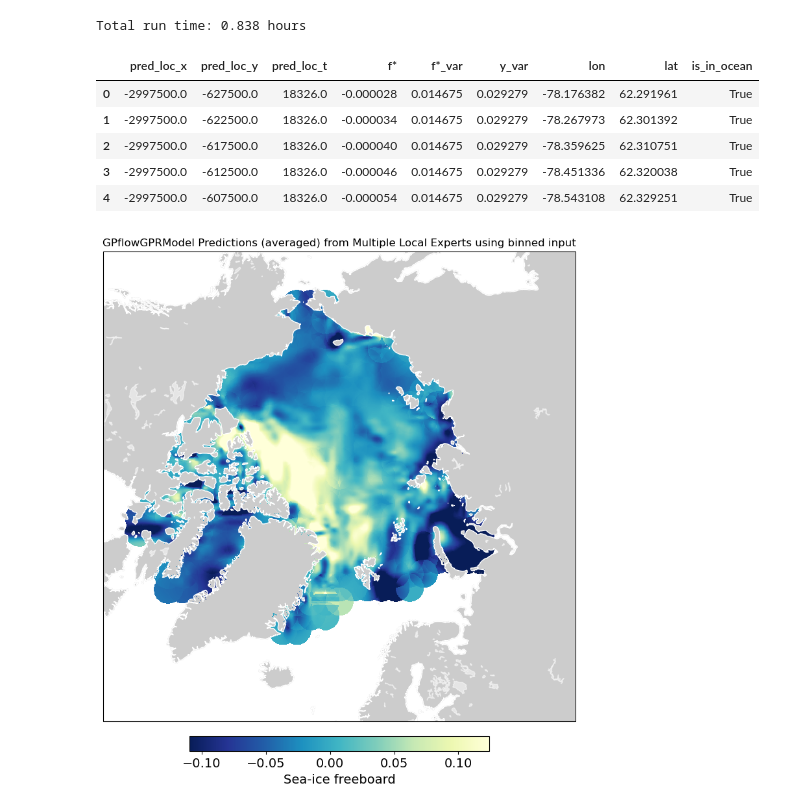
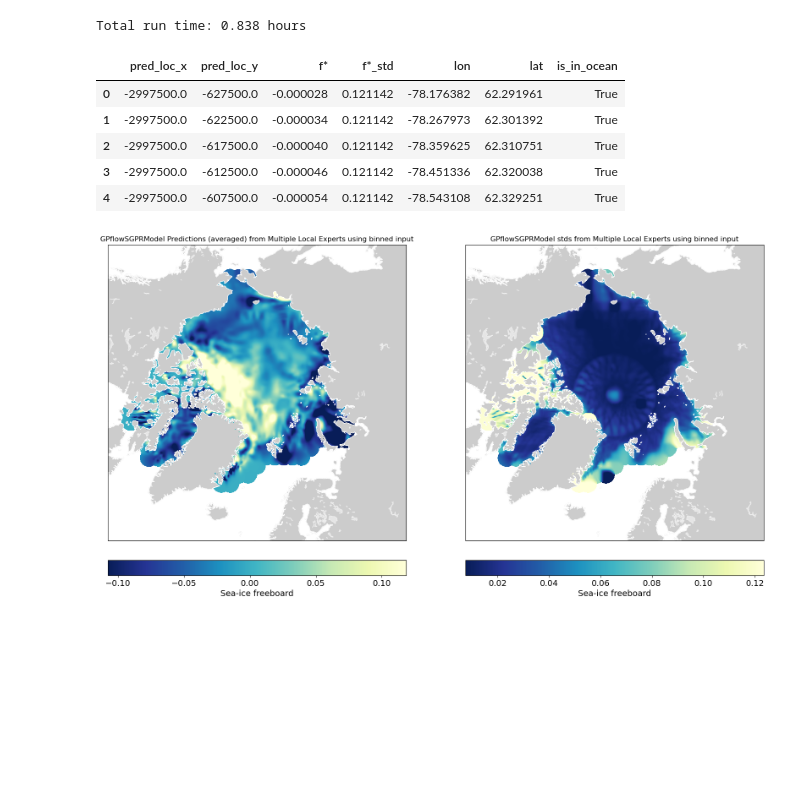
Before and after one commit to CPOMUCL/GPSat, a Jupyter notebook: notebooks/plot_demo.ipynb, the cells around one changed output. Saved outputs shown, nothing was run; the diff lists cells and outputs as text; code cells hidden in the pictures; blank space fills up the shorter version.

Commit message:
updated plot demo

```diff
--- a/notebooks/plot_demo.ipynb
+++ b/notebooks/plot_demo.ipynb
@@ -99,12 +96,16 @@ print(f"Total run time: {run_time / 60 / 60:.3f} hours")
 # %% [output]
 Total run time: 0.838 hours
 # %%
-# take simple average of predictions made by overlapping expert models
-pcoord_cols = [f"pred_loc_{c}" for c in coords_col]
-avg_preds = pd.pivot_table(preds,
-                           index=pcoord_cols,
-                           values=['f*', "f*_var", "y_var"],
-                           aggfunc='mean').reset_index()
+# # take simple average of predictions made by overlapping expert models
+# pcoord_cols = [f"pred_loc_{c}" for c in coords_col]
+# avg_preds = pd.pivot_table(preds,
+#                            index=pcoord_cols,
+#                            values=['f*', "f*_var", "y_var"],
+#                            aggfunc='mean').reset_index()
+
+# take Gaussian weighted average of predictions made by overlapping expert models
+expert_locs_df = pd.read_csv("/home/so/Documents/Projects/PyOptimalInterpolation/data/locations/example_expert_locations_arctic.csv")
+avg_preds = glue_local_predictions(preds, expert_locs_df)
 
 avg_preds['lon'], avg_preds['lat'] = EASE2toWGS84_New(avg_preds['pred_loc_x'], avg_preds['pred_loc_y'])
 
@@ -115,12 +116,12 @@ avg_preds = avg_preds.loc[avg_preds['is_in_ocean']]
 
 avg_preds.head()
 # %% [output]
-|  | pred_loc_x | pred_loc_y | pred_loc_t | f* | f*_var | y_var | lon | lat | is_in_ocean |
-| 0 | -2997500.0 | -627500.0 | 18326.0 | -0.000028 | 0.014675 | 0.029279 | -78.176382 | 62.291961 | True |
-| 1 | -2997500.0 | -622500.0 | 18326.0 | -0.000034 | 0.014675 | 0.029279 | -78.267973 | 62.301392 | True |
-| 2 | -2997500.0 | -617500.0 | 18326.0 | -0.000040 | 0.014675 | 0.029279 | -78.359625 | 62.310751 | True |
-| 3 | -2997500.0 | -612500.0 | 18326.0 | -0.000046 | 0.014675 | 0.029279 | -78.451336 | 62.320038 | True |
-| 4 | -2997500.0 | -607500.0 | 18326.0 | -0.000054 | 0.014675 | 0.029279 | -78.543108 | 62.329251 | True |
+|  | pred_loc_x | pred_loc_y | f* | f*_std | lon | lat | is_in_ocean |
+| 0 | -2997500.0 | -627500.0 | -0.000028 | 0.121142 | -78.176382 | 62.291961 | True |
+| 1 | -2997500.0 | -622500.0 | -0.000034 | 0.121142 | -78.267973 | 62.301392 | True |
+| 2 | -2997500.0 | -617500.0 | -0.000040 | 0.121142 | -78.359625 | 62.310751 | True |
+| 3 | -2997500.0 | -612500.0 | -0.000046 | 0.121142 | -78.451336 | 62.320038 | True |
+| 4 | -2997500.0 | -607500.0 | -0.000054 | 0.121142 | -78.543108 | 62.329251 | True |
 # %%
 # Map predictions onto a 2d array for plotting
 # - assumes predictions are already on some sort of regular grid!
@@ -147,11 +148,11 @@ lon_grid, lat_grid = EASE2toWGS84_New(x_grid, y_grid)
 
 # populate a 2d array of values to plot
 avg_mean_2d = np.full(x_grid.shape, np.nan)
-avg_var_2d = np.full(x_grid.shape, np.nan)
+avg_std_2d = np.full(x_grid.shape, np.nan)
 
 avg_mean_2d[avg_preds['grid_loc_y'].values, avg_preds['grid_loc_x'].values] = avg_preds['f*'].values
-avg_var_2d[avg_preds['grid_loc_y'].values, avg_preds['grid_loc_x'].values] = avg_preds['f*_var'].values
-avg_std_2d = np.sqrt(avg_var_2d)
+# avg_std_2d[avg_preds['grid_loc_y'].values, avg_preds['grid_loc_x'].values] = np.sqrt(avg_preds['f*_var'].values)
+avg_std_2d[avg_preds['grid_loc_y'].values, avg_preds['grid_loc_x'].values] = avg_preds['f*_std'].values
 # %%
 from dataclasses import dataclass
 from typing import Union
@@ -221,18 +222,34 @@ def plot_helper(fig, nrows, ncols, plt_idx, plot_config: PlotConfig):
 
     return fig
 # %%
-# Plot predictive mean
+# Plot predictive mean and std
 mean_plot_config = PlotConfig(
     plot_data = avg_mean_2d,
     lon = lon_grid,
     lat = lat_grid,
     cbar_label = "Sea-ice freeboard",
     title = f"{oi_config['model']['oi_model']} Predictions (averaged) from Multiple Local Experts using "
                 f"binned input"
 )
 
-fig_size = (10,10)
+std_plot_config = PlotConfig(
+    plot_data = avg_std_2d,
+    lon = lon_grid,
+    lat = lat_grid,
+    cbar_label = "Sea-ice freeboard",
+    title = f"{oi_config['model']['oi_model']} stds from Multiple Local Experts using "
+                f"binned input"
+)
+
+fig_size = (20, 20)
 fig = plt.figure(figsize=fig_size)
-fig = plot_helper(fig, 1, 1, 1, mean_plot_config)
+plot_mean_std = partial(plot_helper, nrows=1, ncols=2)
+configs = [mean_plot_config, std_plot_config]
+plt_idx = 0
+for i, config in enumerate(configs):
+    plt_idx += 1
+    fig = plot_mean_std(fig=fig,
+                        plt_idx=plt_idx,
+                        plot_config=config)
 # %% [output]
-[figure, old version]
+[figure, new version]
```
Also changed, not shown: parts of 5 cells of this notebook, 1 other file.
